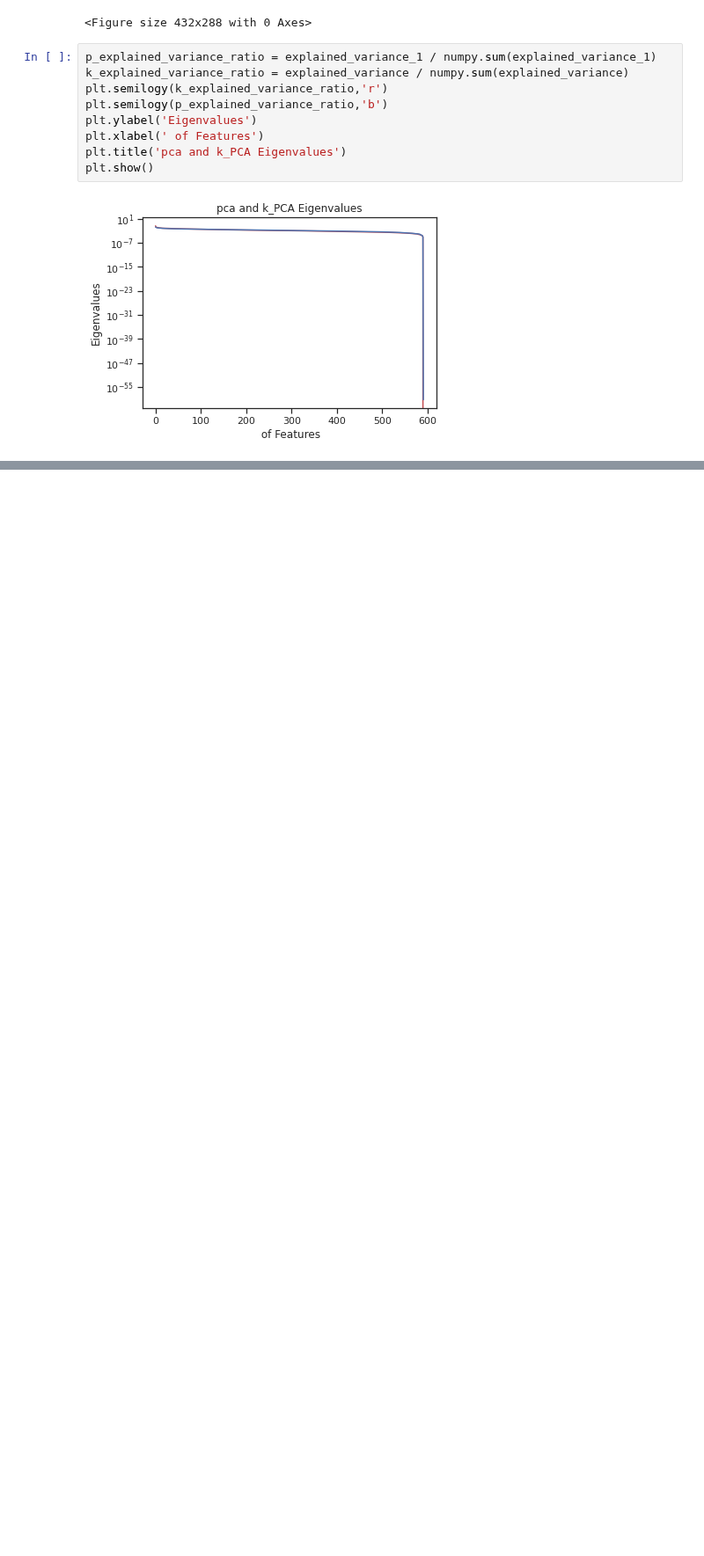
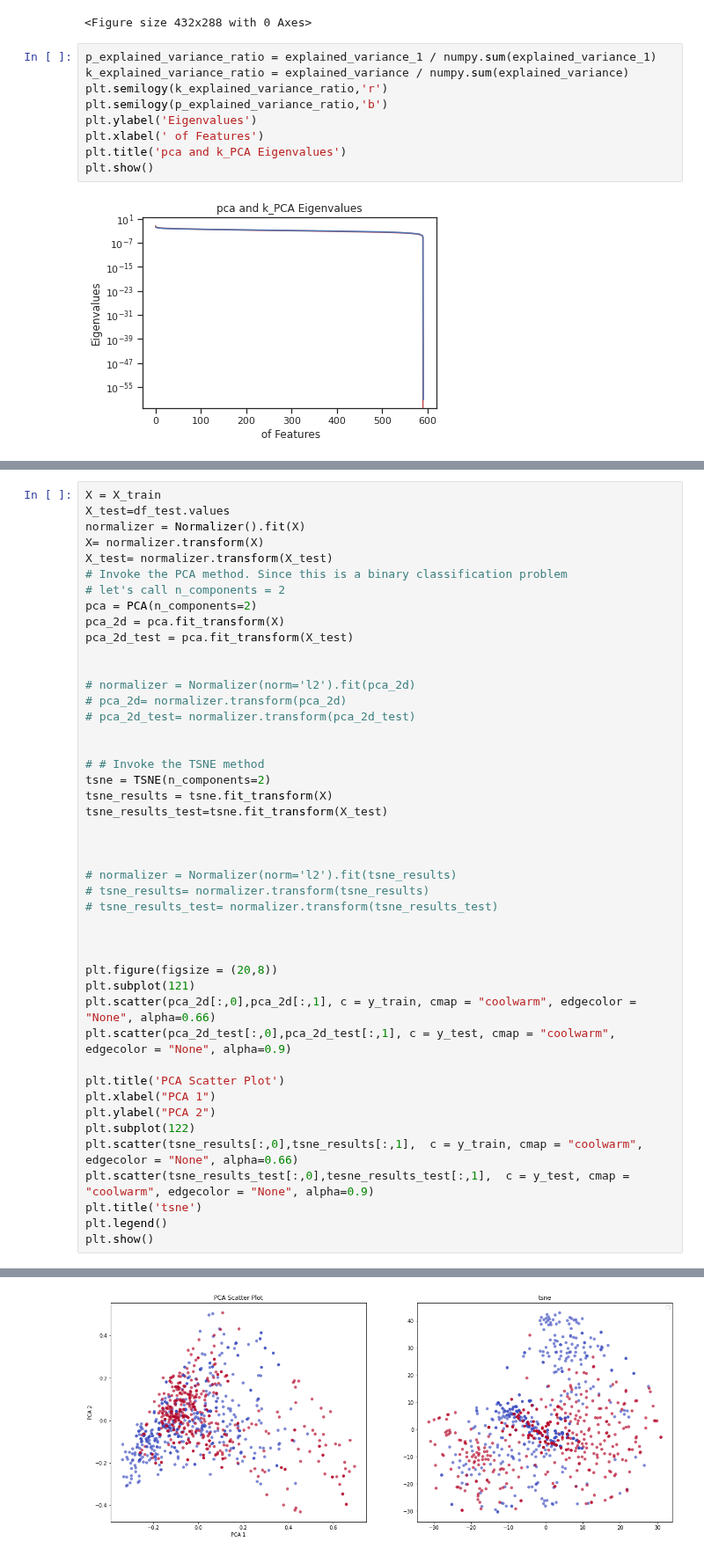
Before and after one commit to ehtisham-Fazal/ACP_KSRC, a Jupyter notebook: new_results_ACP_SRC_740_Python_.ipynb, the cells around one changed output, grey strips where cells are left out. Shown at 88% size. Cells and saved outputs as stored; diff of their text form; blank space fills up the shorter version.

```diff
--- a/new_results_ACP_SRC_740_Python_.ipynb
+++ b/new_results_ACP_SRC_740_Python_.ipynb
@@ -518,0 +630,46 @@ plt.show()
+# %%
+X = X_train
+X_test=df_test.values
+normalizer = Normalizer().fit(X)
+X= normalizer.transform(X)
+X_test= normalizer.transform(X_test)
+# Invoke the PCA method. Since this is a binary classification problem
+# let's call n_components = 2
+pca = PCA(n_components=2)
+pca_2d = pca.fit_transform(X)
+pca_2d_test = pca.fit_transform(X_test)
+
+
+# normalizer = Normalizer(norm='l2').fit(pca_2d)
+# pca_2d= normalizer.transform(pca_2d)
+# pca_2d_test= normalizer.transform(pca_2d_test)
+
+
+# # Invoke the TSNE method
+tsne = TSNE(n_components=2)
+tsne_results = tsne.fit_transform(X)
+tsne_results_test=tsne.fit_transform(X_test)
+
+
+
+# normalizer = Normalizer(norm='l2').fit(tsne_results)
+# tsne_results= normalizer.transform(tsne_results)
+# tsne_results_test= normalizer.transform(tsne_results_test)
+
+
+
+plt.figure(figsize = (20,8))
+plt.subplot(121)
+plt.scatter(pca_2d[:,0],pca_2d[:,1], c = y_train, cmap = "coolwarm", edgecolor = "None", alpha=0.66)
+plt.scatter(pca_2d_test[:,0],pca_2d_test[:,1], c = y_test, cmap = "coolwarm", edgecolor = "None", alpha=0.9)
+
+plt.title('PCA Scatter Plot')
+plt.xlabel("PCA 1")
+plt.ylabel("PCA 2")
+plt.subplot(122)
+plt.scatter(tsne_results[:,0],tsne_results[:,1],  c = y_train, cmap = "coolwarm", edgecolor = "None", alpha=0.66)
+plt.scatter(tsne_results_test[:,0],tesne_results_test[:,1],  c = y_test, cmap = "coolwarm", edgecolor = "None", alpha=0.9)
+plt.title('tsne')
+plt.legend()
+plt.show()
+# %% [output]
@@ -518,0 +677 @@ plt.show()
+[figure, added]
```
Also changed, not shown: parts of 7 cells of this notebook.
